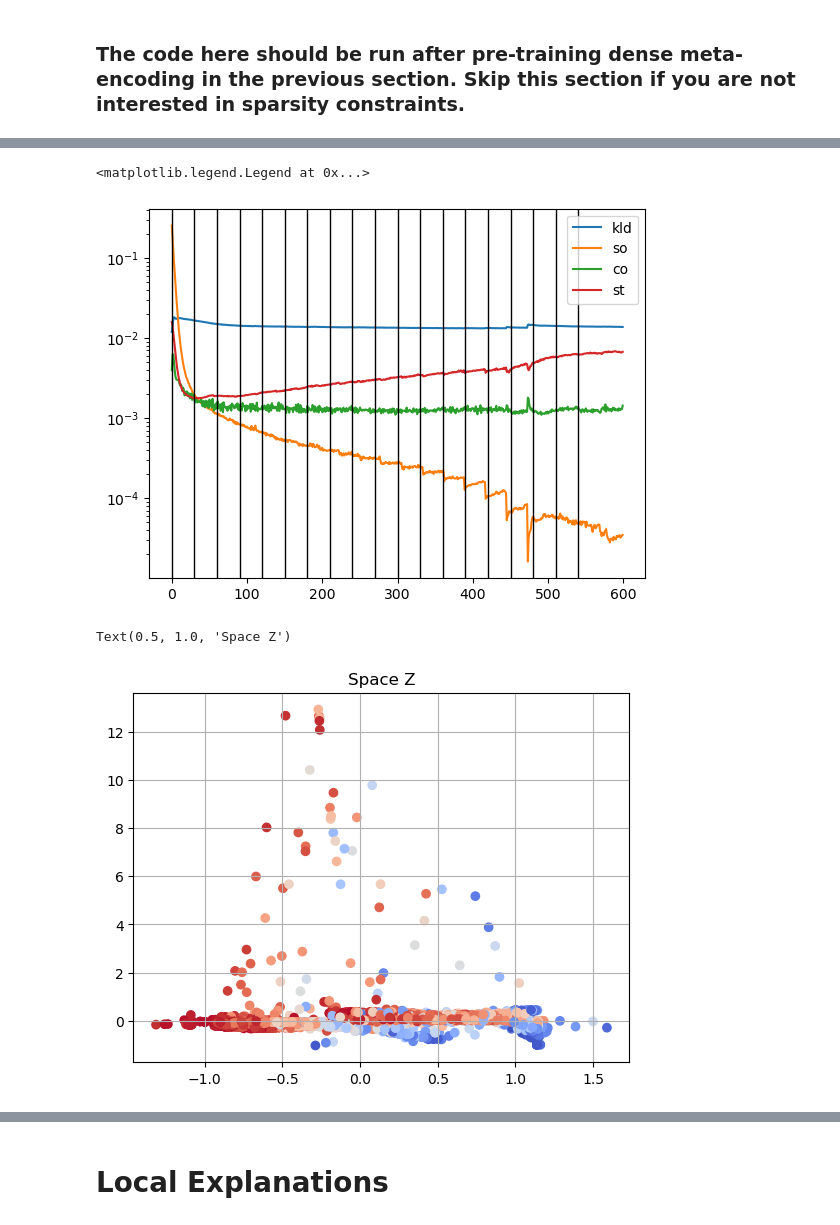
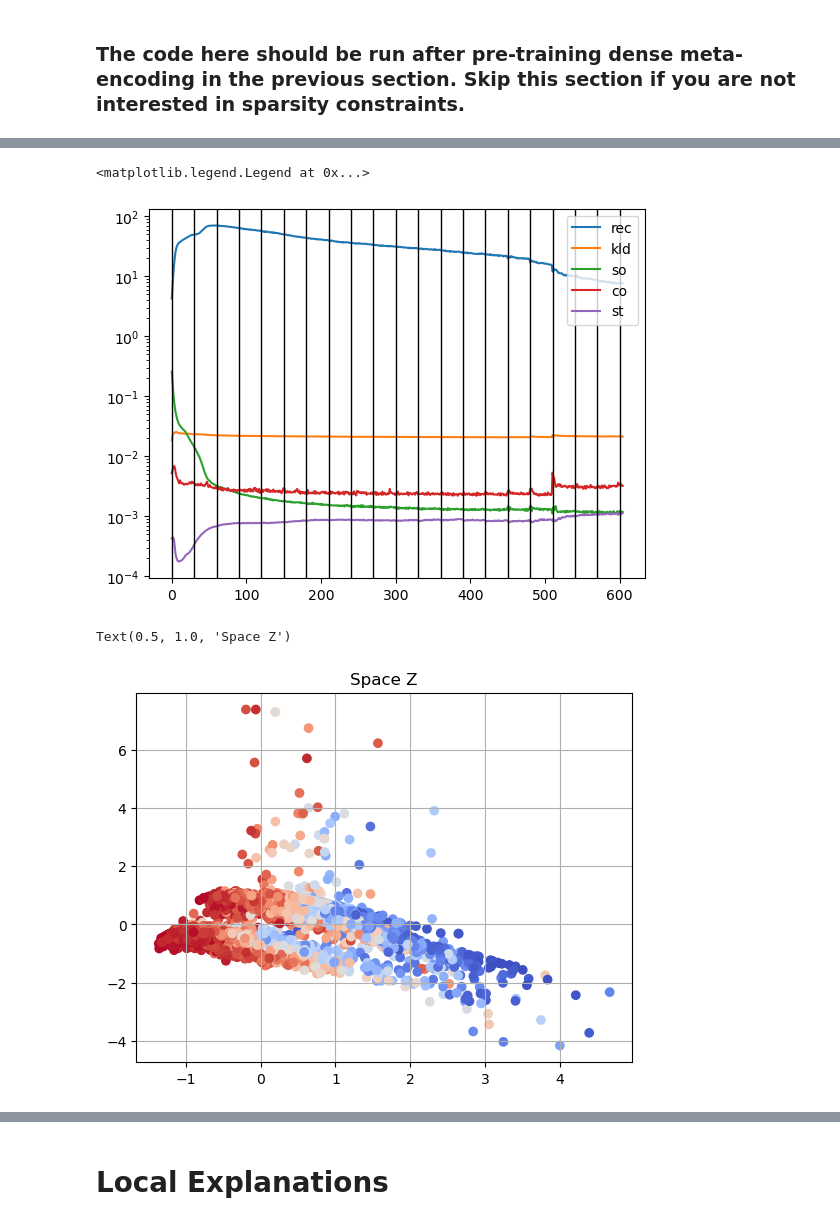
Before and after one commit to simonepiaggesi/illume, a Jupyter notebook: illume/main.ipynb, the cells around one changed output, grey strips where cells are left out. Saved outputs shown, nothing was run; the diff lists cells and outputs as text; code cells hidden in the pictures.

```diff
--- a/illume/main.ipynb
+++ b/illume/main.ipynb
@@ -34,6 +34,6 @@ idx_num_cat = [list(d.values()) for i,d in features_map.items()]
 # %% [markdown]
 # Train Black-Box
 # %%
-clf, clf_score = xgb_eval(X_train, y_train, X_test, y_test, random_state=42)
+clf, clf_score = lgbm_eval(X_train, y_train, X_test, y_test, random_state=42)
 print(clf_score)
 # %% [output]
@@ -50,7 +50,7 @@ encdec=
 - 'linear' : for a single global linear transformation
 - 'local_linear':  for individual linear transformations
 # %%
-latent = models.ILLUME(encdec='local_linear', max_epochs=500, latent_dim=8, batch_size=1024, early_stopping=30)
+latent = models.ILLUME(encdec='local_linear', max_epochs=1000, latent_dim=16, batch_size=1024, early_stopping=30)
 # %% [markdown]
 Important inputs:
 - X=(X_train, X_test) : train/validation sets for validation accuracy / early stopping
@@ -70,6 +70,6 @@ losses = latent.fit(X=(X_train, X_test),
                     y=(y_train_pred, y_test_pred),
                     idx_num_cat=idx_num_cat,
                     params_dict={'num_k':None, 'l_rec':0.0, 'l_kld':1.0,      # dictionary with regularization parameters
-                            'l_so':0.0, 'l_co':1.0, 'l_st':0.0},
+                            'l_so':0.0, 'l_co':1.0, 'l_st':1.0},
                     seed=42)
 # %% [output]
@@ -120,6 +121,6 @@ losses = latent.fit(X=(X_train, X_test),                   # train/test sets for
                     y=(y_train_pred, y_test_pred),               # predicted probabilities
                     idx_num_cat=idx_num_cat,                      # numerical/categorical indices
                     params_dict={'num_k':2, 'l_rec':0.0, 'l_kld':1.0,         # dictionary with regularization parameters
-                            'l_so':1.0, 'l_co':1.0, 'l_st':0.0},
+                            'l_so':1.0, 'l_co':1.0, 'l_st':1.0},
                     seed=42)
 # %% [output]
@@ -128,13 +130,13 @@ Epoch: 600 Train Loss 0.01421 Test Loss 0.01521 Early Stopping 30
 # %%
-# plt.plot(np.array(losses[0])[:,1:-1], label=['kld',  'so', 'co', 'st'])
-plt.plot(np.array(losses[1])[:,1:-1], label=['kld',  'so', 'co', 'st'])
-for i in range(X_train.shape[1]-1):
+# plt.plot(np.array(losses[0])[:,:-1], label=['rec', 'kld',  'so', 'co', 'st'])
+plt.plot(np.array(losses[1])[:,:-1], label=['rec' ,'kld',  'so', 'co', 'st'])
+for i in range(len(losses[0])//30+1):
     plt.axvline(x = 30*i, color = 'k', linewidth=1)
 plt.yscale('log')
 plt.legend()
 # %% [output]
 <matplotlib.legend.Legend at 0x...>
-[figure, old version]
+[figure, new version]
 # %%
 from sklearn.decomposition import PCA
 
@@ -147,7 +149,7 @@ plt.grid()
 plt.title('Space Z')
 # %% [output]
 Text(0.5, 1.0, 'Space Z')
-[figure, old version]
+[figure, new version]
 # %%
 from sklearn.decomposition import PCA
 
```
Also changed, not shown: parts of 18 cells of this notebook, 2 other files.
